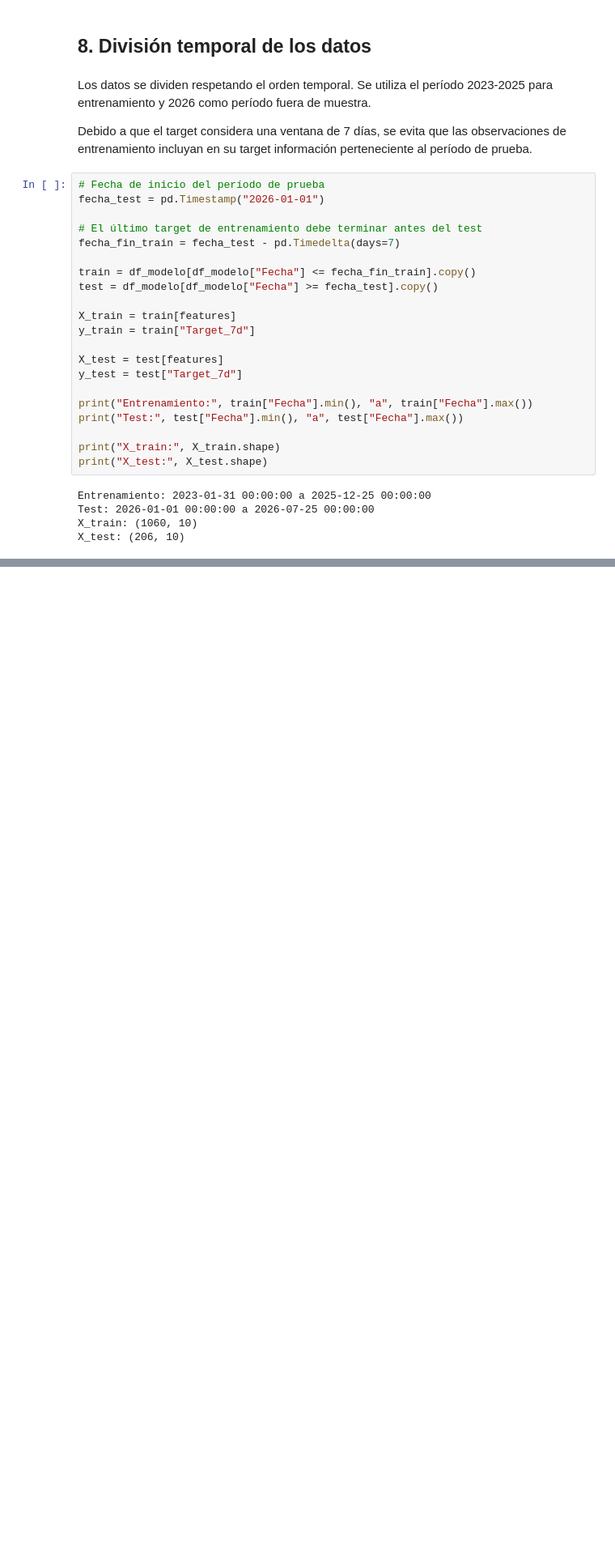
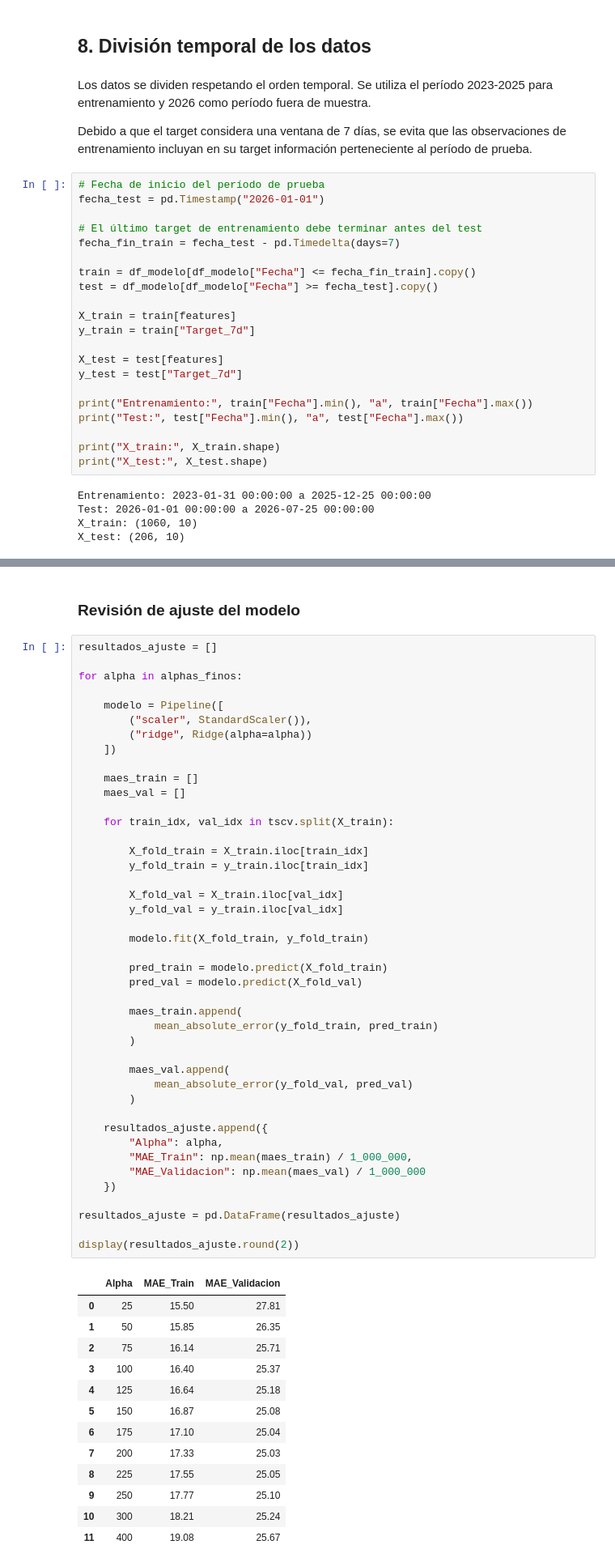
Before and after one commit to Vyena/ml_finance_teixeiradossantos, a Jupyter notebook: notebooks/Proyecto final/proyecto_flujo_caja.ipynb, the cells around one changed output, grey strips where cells are left out. Shown at 81% size. Cells and saved outputs as stored; diff of their text form; blank space fills up the shorter version.

```diff
--- a/notebooks/Proyecto final/proyecto_flujo_caja.ipynb
+++ b/notebooks/Proyecto final/proyecto_flujo_caja.ipynb
@@ -557,0 +792,59 @@ X_test: (206, 10)
+# %% [markdown]
+### Revisión de ajuste del modelo
+# %%
+resultados_ajuste = []
+
+for alpha in alphas_finos:
+
+    modelo = Pipeline([
+        ("scaler", StandardScaler()),
+        ("ridge", Ridge(alpha=alpha))
+    ])
+
+    maes_train = []
+    maes_val = []
+
+    for train_idx, val_idx in tscv.split(X_train):
+
+        X_fold_train = X_train.iloc[train_idx]
+        y_fold_train = y_train.iloc[train_idx]
+
+        X_fold_val = X_train.iloc[val_idx]
+        y_fold_val = y_train.iloc[val_idx]
+
+        modelo.fit(X_fold_train, y_fold_train)
+
+        pred_train = modelo.predict(X_fold_train)
+        pred_val = modelo.predict(X_fold_val)
+
+        maes_train.append(
+            mean_absolute_error(y_fold_train, pred_train)
+        )
+
+        maes_val.append(
+            mean_absolute_error(y_fold_val, pred_val)
+        )
+
+    resultados_ajuste.append({
+        "Alpha": alpha,
+        "MAE_Train": np.mean(maes_train) / 1_000_000,
+        "MAE_Validacion": np.mean(maes_val) / 1_000_000
+    })
+
+resultados_ajuste = pd.DataFrame(resultados_ajuste)
+
+display(resultados_ajuste.round(2))
+# %% [output]
+|  | Alpha | MAE_Train | MAE_Validacion |
+| 0 | 25 | 15.50 | 27.81 |
+| 1 | 50 | 15.85 | 26.35 |
+| 2 | 75 | 16.14 | 25.71 |
+| 3 | 100 | 16.40 | 25.37 |
+| 4 | 125 | 16.64 | 25.18 |
+| 5 | 150 | 16.87 | 25.08 |
+| 6 | 175 | 17.10 | 25.04 |
+| 7 | 200 | 17.33 | 25.03 |
+| 8 | 225 | 17.55 | 25.05 |
+| 9 | 250 | 17.77 | 25.10 |
+| 10 | 300 | 18.21 | 25.24 |
+| 11 | 400 | 19.08 | 25.67 |
```
Also changed, not shown: parts of 20 cells of this notebook.
